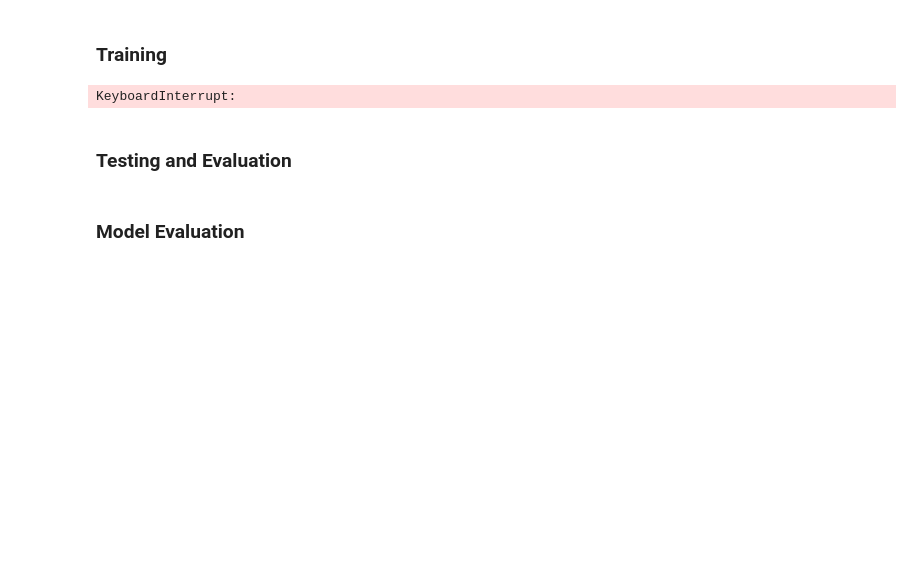
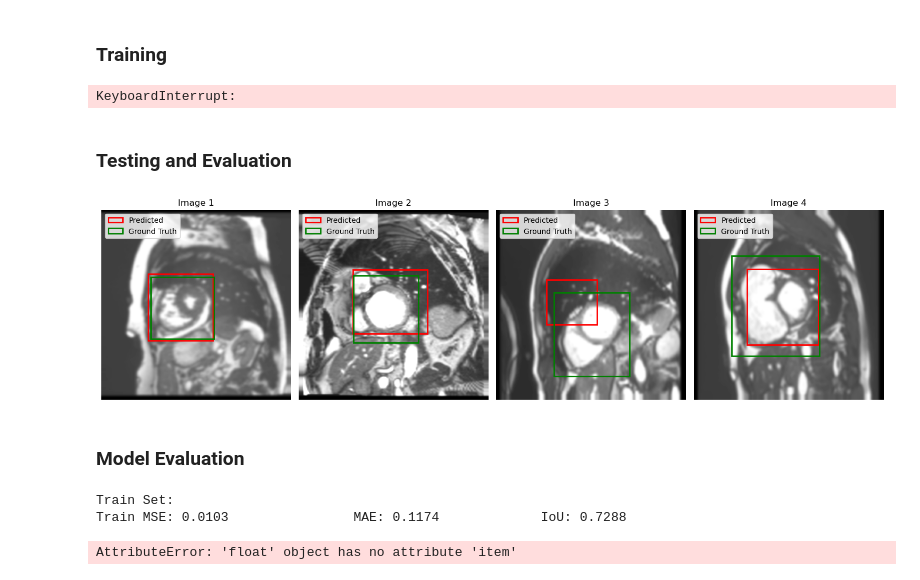
Before and after one commit to Chinthalanka/cardiac-mri-segmentation, a Jupyter notebook: experiments/roi_predictor.ipynb, the cells around one changed output. Saved outputs shown, nothing was run; the diff lists cells and outputs as text; code cells hidden in the pictures; blank space fills up the shorter version.

Commit message:
Add model evaluation

```diff
--- a/experiments/roi_predictor.ipynb
+++ b/experiments/roi_predictor.ipynb
@@ -382,14 +373,13 @@ KeyboardInterrupt:
 # %% [markdown]
 ### Testing and Evaluation
 # %%
-'''
+
 # Model Evaluation Using a Checkpoint
-model = FeedbackResUNet(input_channels=1, num_classes=4)
+model = ROIPredictor(n_channels=1, n_targets=4)
 
 # Load the state dict from the checkpoint
-checkpoint_dir = Path('./models/checkpoints/feedback_resunet_img_slices_with_ratios_v4/')
-checkpoint = torch.load(str(checkpoint_dir / 'checkpoint_epoch{}.pth'.format('5')))
+checkpoint_dir = Path('./models/checkpoints/cnn_v1_img_slices_with_ratios_v4/')
+checkpoint = torch.load(str(checkpoint_dir / 'checkpoint_epoch{}.pth'.format('3')))
 model.load_state_dict(checkpoint)
 model = model.to(device)
-'''
 # %%
@@ -515,5 +446,7 @@ def visualize_prediction(model, dataloader, device, sample_idx=0, img_idx=0, n_c
 # %%
-visualize_prediction(model, test_dataloader, device, sample_idx=1, img_idx = 3, n_classes=4, combined_mask=False)
+visualize_bounding_boxes(test_dataloader, model, device, num_images=4)
+# %% [output]
+[figure, added]
 # %%
 # torch.cuda.empty_cache()
 # %% [markdown]
@@ -581,35 +454,34 @@ def evaluate_dice_score(model, dataloader, num_classes=4, device='cpu', threshol
 # %%
-# run_id = "74fa318220bd4e988b801717b3e193e2"
+run_id = "69850586cdab422f90a2580f5c9d0ef5"
 
 with mlflow.start_run(run_id=run_id):
-    # Compute the Dice score for each class in the Train set
-    avg_dice_scores_batch = evaluate_dice_score(model, train_dataloader, device=device)
-    print("Dice Scores - Train Set:")
-    print(f"BKG: {avg_dice_scores_batch[0]:.4f}\tLV: {avg_dice_scores_batch[1]:.4f}\tRV: {avg_dice_scores_batch[2]:.4f}\tMYO: {avg_dice_scores_batch[3]:.4f}\tOVR: {round(torch.tensor(avg_dice_scores_batch[1:]).mean().item(), 4)}")
-    mlflow.log_metric("train_dc_bkg", round(avg_dice_scores_batch[0].item(), 4))
-    mlflow.log_metric("train_dc_lv", round(avg_dice_scores_batch[1].item(), 4))
-    mlflow.log_metric("train_dc_rv", round(avg_dice_scores_batch[2].item(), 4))
-    mlflow.log_metric("train_dc_myo", round(avg_dice_scores_batch[3].item(), 4))
-    mlflow.log_metric("train_dice_score", round(torch.tensor(avg_dice_scores_batch[1:]).mean().item(), 4))
+    # Train set
+    train_iou = evaluate_iou(dataloader=train_dataloader, model=model, device=device)
+    train_mse, train_mae = evaluate_regression_metrics(dataloader=train_dataloader, model=model, device=device)
+    print("Train Set:")
+    print(f'Train MSE: {train_mse:.4f}\t\t MAE: {train_mae:.4f}\t\t IoU: {train_iou:.4f}')
+    mlflow.log_metric("train_mse", round(train_mse.item(), 4))
+    mlflow.log_metric("train_mae", round(train_mae.item(), 4))
+    mlflow.log_metric("train_iou", round(train_iou.item(), 4))
 
+    # Validation set
+    val_iou = evaluate_iou(dataloader=val_dataloader, model=model, device=device)
+    val_mse, val_mae = evaluate_regression_metrics(dataloader=val_dataloader, model=model, device=device)
+    print("Validation Set:")
+    print(f'Validation MSE: {val_mse:.4f}\t\t MAE: {val_mae:.4f}\t\t IoU: {val_iou:.4f}')
+    mlflow.log_metric("val_mse", round(val_mse.item(), 4))
+    mlflow.log_metric("val_mae", round(val_mae.item(), 4))
+    mlflow.log_metric("val_iou", round(val_iou.item(), 4))
 
-    # Compute the Dice score for each class in the Validation set
-    avg_dice_scores_batch = evaluate_dice_score(model, val_dataloader, device=device)
-    print("\nDice Scores - Validation Set:")
-    print(f"BKG: {avg_dice_scores_batch[0]:.4f}\tLV: {avg_dice_scores_batch[1]:.4f}\tRV: {avg_dice_scores_batch[2]:.4f}\tMYO: {avg_dice_scores_batch[3]:.4f}\tOVR: {round(torch.tensor(avg_dice_scores_batch[1:]).mean().item(), 4)}")
-    mlflow.log_metric("val_dc_bkg", round(avg_dice_scores_batch[0].item(), 4))
-    mlflow.log_metric("val_dc_lv", round(avg_dice_scores_batch[1].item(), 4))
-    mlflow.log_metric("val_dc_rv", round(avg_dice_scores_batch[2].item(), 4))
-    mlflow.log_metric("val_dc_myo", round(avg_dice_scores_batch[3].item(), 4))
-    mlflow.log_metric("val_dice_score", round(torch.tensor(avg_dice_scores_batch[1:]).mean().item(), 4))
-
-
-    # Compute the Dice score for each class in the Test set
-    avg_dice_scores_batch = evaluate_dice_score(model, test_dataloader, device=device)
-    print("\nDice Scores - Test Set:")
-    print(f"BKG: {avg_dice_scores_batch[0]:.4f}\tLV: {avg_dice_scores_batch[1]:.4f}\tRV: {avg_dice_scores_batch[2]:.4f}\tMYO: {avg_dice_scores_batch[3]:.4f}\tOVR: {round(torch.tensor(avg_dice_scores_batch[1:]).mean().item(), 4)}")
-    mlflow.log_metric("test_dc_bkg", round(avg_dice_scores_batch[0].item(), 4))
-    mlflow.log_metric("test_dc_lv", round(avg_dice_scores_batch[1].item(), 4))
-    mlflow.log_metric("test_dc_rv", round(avg_dice_scores_batch[2].item(), 4))
-    mlflow.log_metric("test_dc_myo", round(avg_dice_scores_batch[3].item(), 4))
-    mlflow.log_metric("test_dice_score", round(torch.tensor(avg_dice_scores_batch[1:]).mean().item(), 4))
+    # Test set
+    test_iou = evaluate_iou(dataloader=test_dataloader, model=model, device=device)
+    test_mse, test_mae = evaluate_regression_metrics(dataloader=test_dataloader, model=model, device=device)
+    print("Test Set:")
+    print(f'Test MSE: {test_mse:.4f}\t\t MAE: {test_mae:.4f}\t\t IoU: {test_iou:.4f}')
+    mlflow.log_metric("test_mse", round(test_mse.item(), 4))
+    mlflow.log_metric("test_mae", round(test_mae.item(), 4))
+    mlflow.log_metric("test_iou", round(test_iou.item(), 4))
+# %% [output]
+Train Set:
+Train MSE: 0.0103                MAE: 0.1174             IoU: 0.7288
+AttributeError: 'float' object has no attribute 'item'
```
Also changed, not shown: parts of 7 cells of this notebook.
